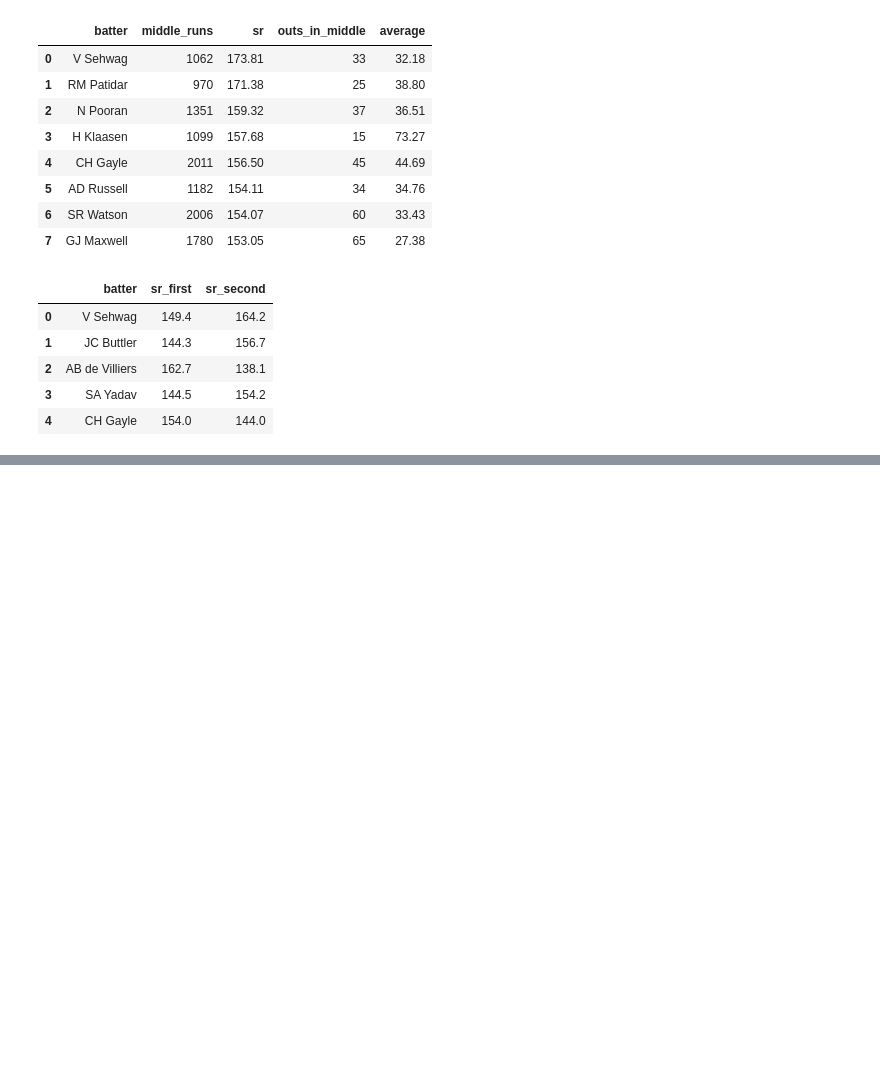
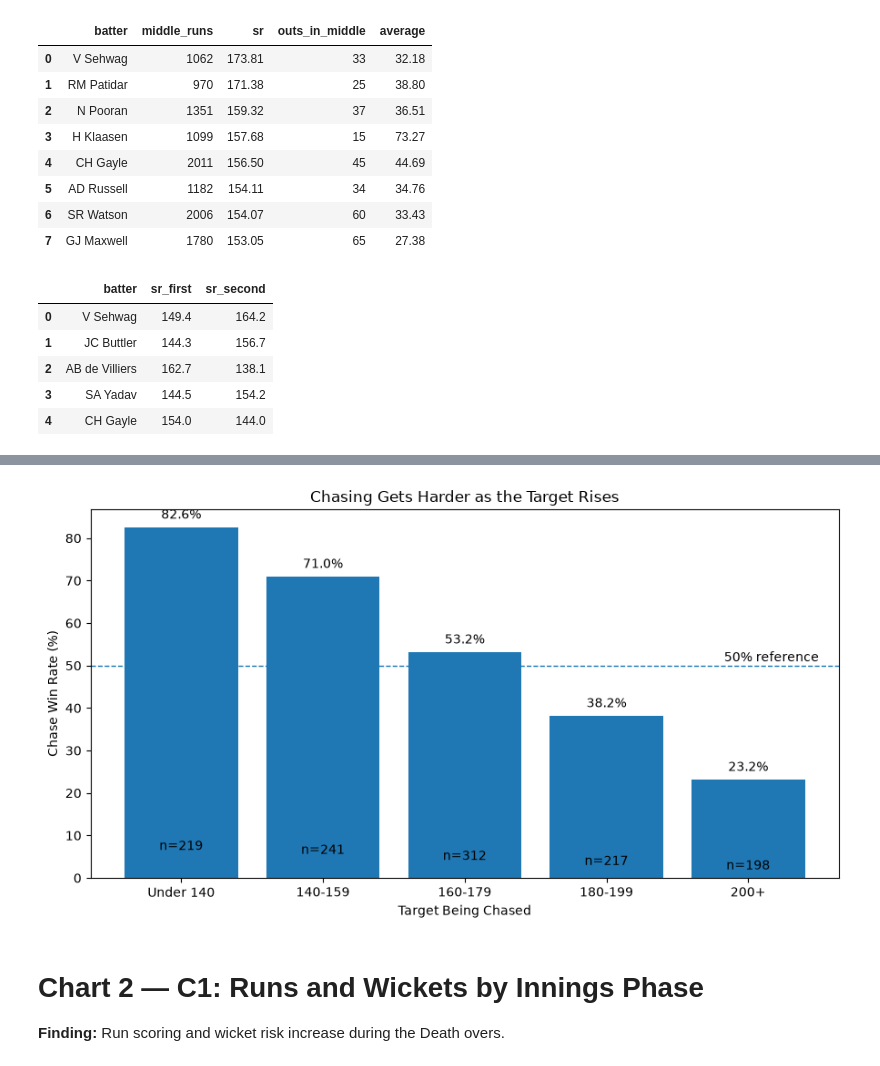
Before and after one commit to muhammedfayasekbcadbi-jpg/ipl_cricket_analytics, a Jupyter notebook: notebooks/03_analysis .ipynb, the cells around one changed output, grey strips where cells are left out. Drawn from its saved outputs; the diff is of its cells as text; code cells hidden in the pictures; blank space fills up the shorter version.

Commit message:
add analysis charts and reports

```diff
--- a/notebooks/03_analysis .ipynb
+++ b/notebooks/03_analysis .ipynb
@@ -3270,0 +2794,78 @@ GROUP BY batsman_type;
+# %%
+# ============================================
+# H2 - Create chart
+# ============================================
+
+df = h2_df.copy()
+
+bands = df["target_band"]
+rates = df["chase_win_rate_pct"]
+counts = df["n_matches"]
+
+fig, ax = plt.subplots(figsize=(9, 5))
+
+bars = ax.bar(bands, rates)
+
+ax.set_title(
+    "Chasing Gets Harder as the Target Rises"
+)
+
+ax.set_xlabel(
+    "Target Being Chased"
+)
+
+ax.set_ylabel(
+    "Chase Win Rate (%)"
+)
+
+# 50% reference
+ax.axhline(
+    50,
+    linestyle="--",
+    linewidth=1
+)
+
+ax.text(
+    len(bands) - 0.5,
+    51,
+    "50% reference",
+    ha="right"
+)
+
+# Add values and sample sizes
+for bar, rate, n in zip(bars, rates, counts):
+
+    ax.text(
+        bar.get_x() + bar.get_width() / 2,
+        rate + 2,
+        f"{rate:.1f}%",
+        ha="center"
+    )
+
+    ax.text(
+        bar.get_x() + bar.get_width() / 2,
+        max(2, rate * 0.08),
+        f"n={int(n)}",
+        ha="center"
+    )
+
+fig.tight_layout()
+
+FIG_DIR = Path("../reports/figures")
+FIG_DIR.mkdir(parents=True, exist_ok=True)
+
+fig.savefig(
+    FIG_DIR / "chase_win_rate_target_band.png",
+    dpi=200,
+    bbox_inches="tight"
+)
+
+plt.show()
+
+plt.close(fig)
+# %% [output]
+[figure, added]
+# %% [markdown]
+# Chart 2 — C1: Runs and Wickets by Innings Phase
+
+**Finding:** Run scoring and wicket risk increase during the Death overs.
```
Also changed, not shown: parts of 303 cells of this notebook, 7 other files.
